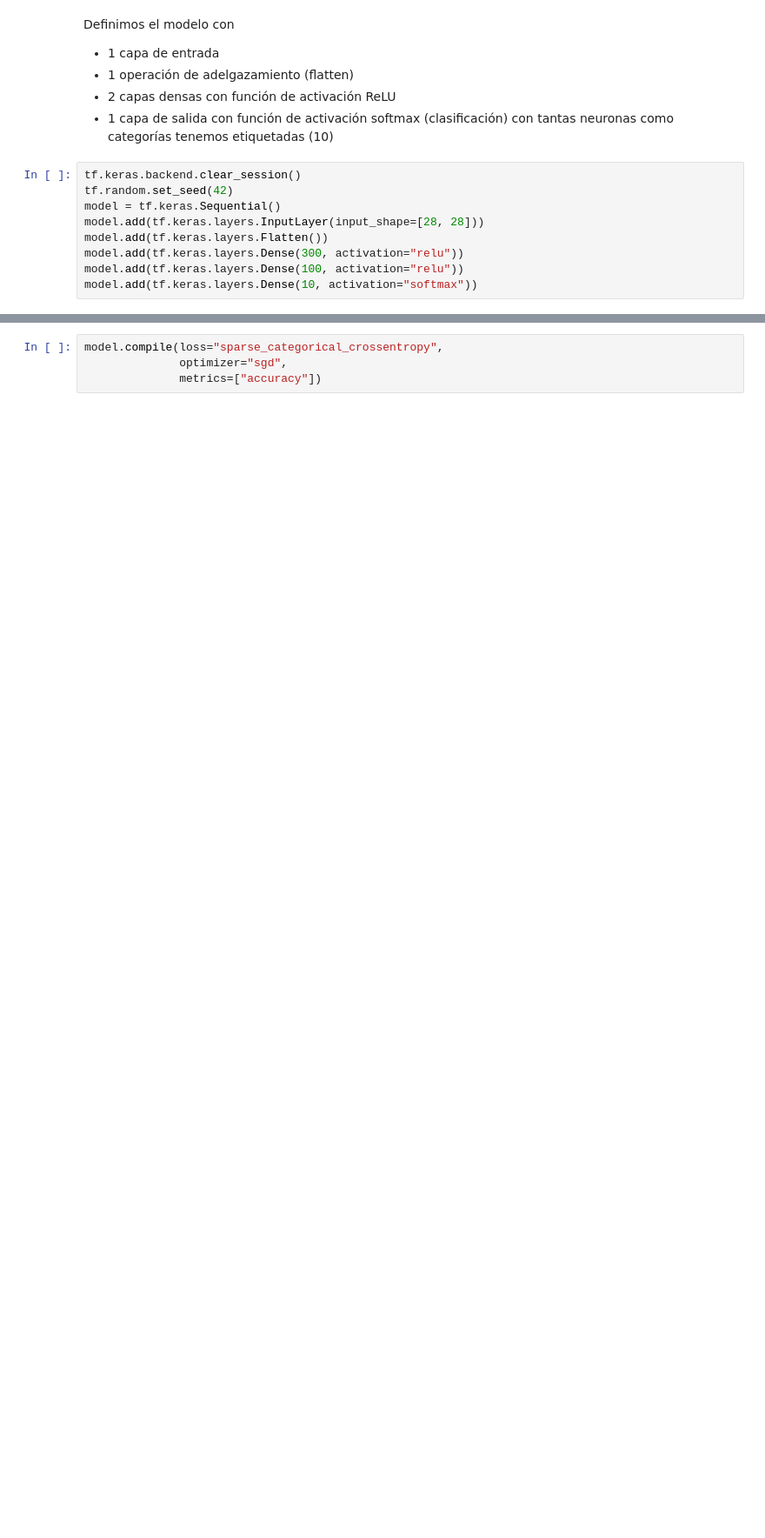
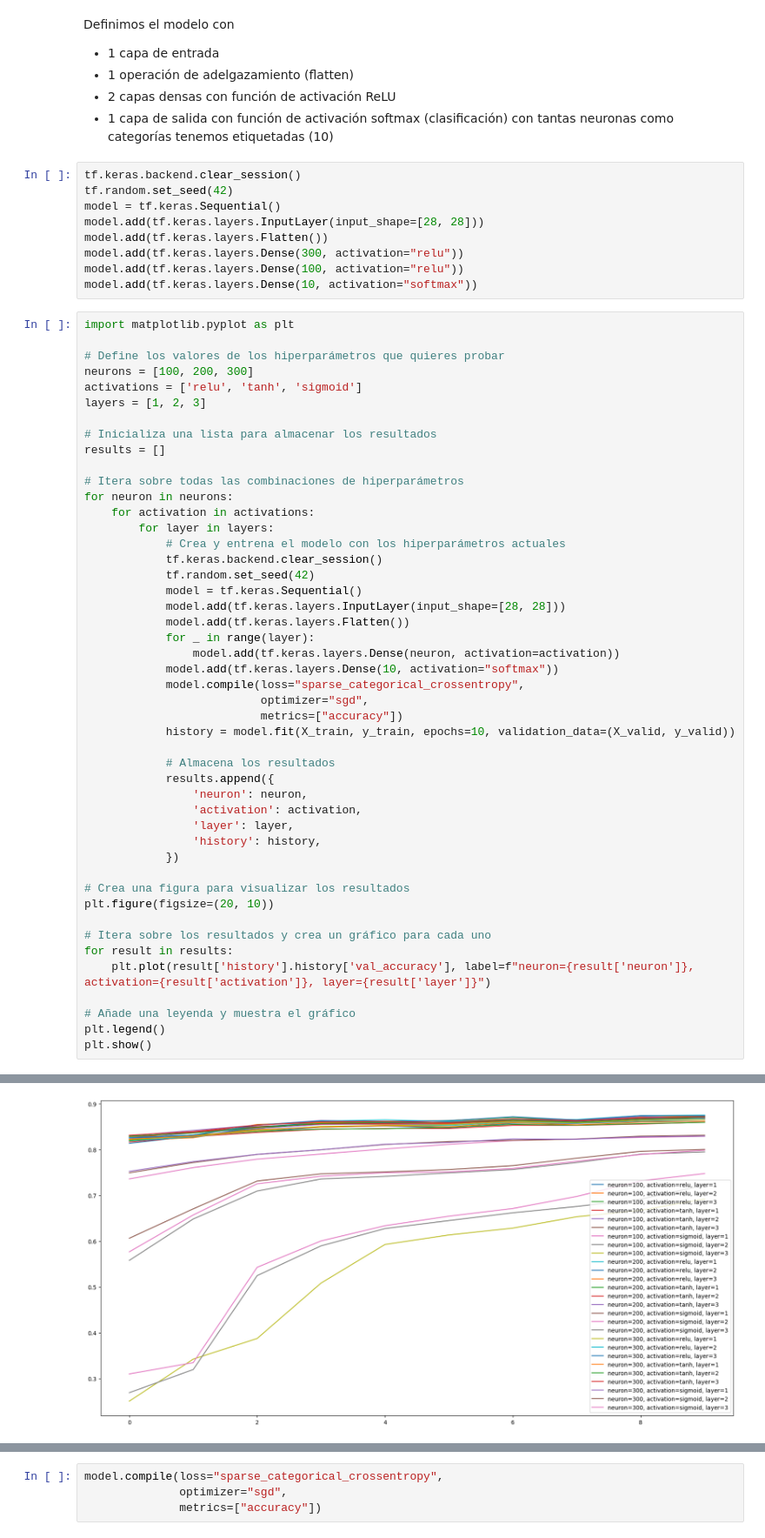
Before and after one commit to javibarrera10/Barrera_Sanchez_Analitica, a Jupyter notebook: T6/actd_clases11-12.ipynb, the cells around one changed output, grey strips where cells are left out. Shown at 87% size. Saved outputs shown, nothing was run; the diff lists cells and outputs as text; blank space fills up the shorter version.

```diff
--- a/T6/actd_clases11-12.ipynb
+++ b/T6/actd_clases11-12.ipynb
@@ -244,3 +429,51 @@ model.add(tf.keras.layers.Flatten())
 model.add(tf.keras.layers.Dense(300, activation="relu"))
 model.add(tf.keras.layers.Dense(100, activation="relu"))
 model.add(tf.keras.layers.Dense(10, activation="softmax"))
+# %%
+import matplotlib.pyplot as plt
+
+# Define los valores de los hiperparámetros que quieres probar
+neurons = [100, 200, 300]
+activations = ['relu', 'tanh', 'sigmoid']
+layers = [1, 2, 3]
+
+# Inicializa una lista para almacenar los resultados
+results = []
+
+# Itera sobre todas las combinaciones de hiperparámetros
+for neuron in neurons:
+    for activation in activations:
+        for layer in layers:
+            # Crea y entrena el modelo con los hiperparámetros actuales
+            tf.keras.backend.clear_session()
+            tf.random.set_seed(42)
+            model = tf.keras.Sequential()
+            model.add(tf.keras.layers.InputLayer(input_shape=[28, 28]))
+            model.add(tf.keras.layers.Flatten())
+            for _ in range(layer):
+                model.add(tf.keras.layers.Dense(neuron, activation=activation))
+            model.add(tf.keras.layers.Dense(10, activation="softmax"))
+            model.compile(loss="sparse_categorical_crossentropy",
+                          optimizer="sgd",
+                          metrics=["accuracy"])
+            history = model.fit(X_train, y_train, epochs=10, validation_data=(X_valid, y_valid))
+
+            # Almacena los resultados
+            results.append({
+                'neuron': neuron,
+                'activation': activation,
+                'layer': layer,
+                'history': history,
+            })
+
+# Crea una figura para visualizar los resultados
+plt.figure(figsize=(20, 10))
+
+# Itera sobre los resultados y crea un gráfico para cada uno
+for result in results:
+    plt.plot(result['history'].history['val_accuracy'], label=f"neuron={result['neuron']}, activation={result['activation']}, layer={result['layer']}")
+
+# Añade una leyenda y muestra el gráfico
+plt.legend()
+plt.show()
+# %% [output]
@@ -246,0 +497 @@ model.add(tf.keras.layers.Dense(10, activation="softmax"))
+[figure, added]
```
Also changed, not shown: parts of 41 cells of this notebook.
